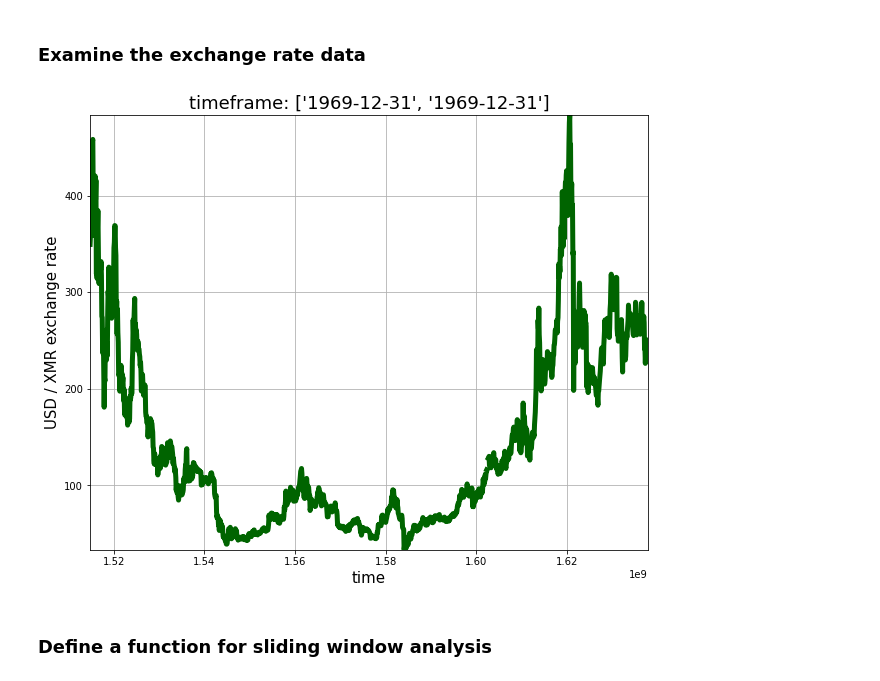
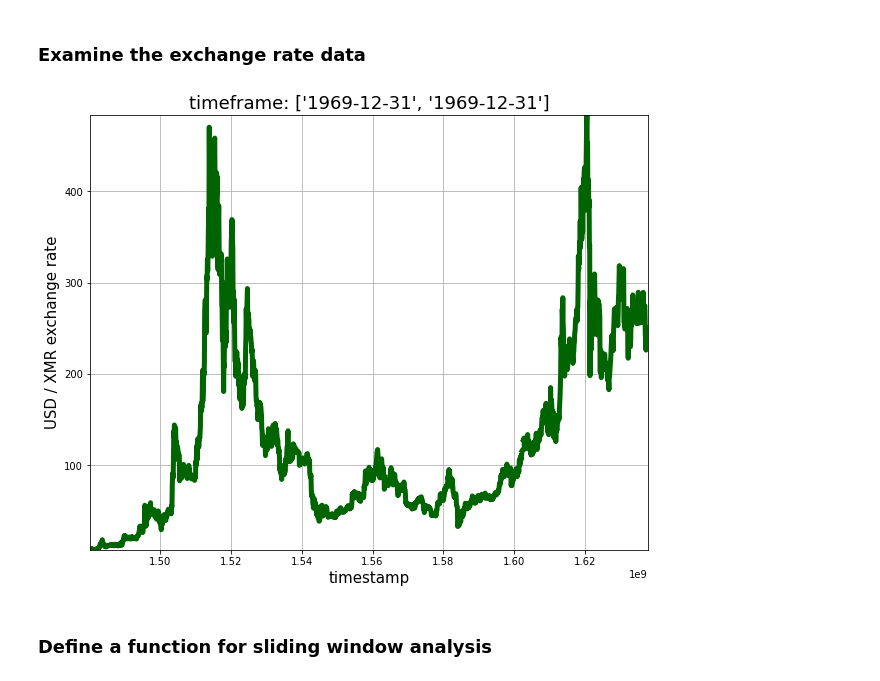
Before and after one commit to Mitchellpkt/volatility_analysis, a Jupyter notebook: updated_analysis.ipynb, the cells around one changed output. Drawn from its saved outputs; the diff is of its cells as text; code cells hidden in the pictures.

```diff
--- a/updated_analysis.ipynb
+++ b/updated_analysis.ipynb
@@ -11,23 +12,19 @@ import os as os
 # %% [markdown]
 ### Import exchange rate data CSV from 2020+
+# %%
+df: pd.DataFrame = pd.read_csv(os.path.join('data','XMR-USD-new.csv'))
+df['timestamp'] = [isli.machine_time(x) for x in df['Date']]
 # %%
 # Import the USD / XMR exchange rate from CSV file
-timeseries = isli.VectorSequence().read_csv(os.path.join('data','XMR-USD-new.csv'), basis_col_name='Date', inplace=False)
-
-# Filter for data 2020+
-timeseries.slice(start_at='2018', inplace=True)
-
-# Convert the basis from human-readable strings to machine time
-timeseries.data['Date'] = [isli.machine_time(x) for x in timeseries.values('Date')]
+timeseries = isli.VectorSequence(data=df, basis_col_name='timestamp', inplace=False)
 # %% [markdown]
 ### Examine the exchange rate data
 # %%
 timeseries.plot('Open');
-plt.xlabel('time')
 plt.ylabel('USD / XMR exchange rate');
 plt.title(f"timeframe: {[isli.human_time(timeseries.data.Open.tolist()[x], formatter='%Y-%m-%d', include_timezone=False) for x in [1, -1]]}", fontsize=18);
 # %% [output]
-[figure, old version]
+[figure, new version]
 # %% [markdown]
 ### Define a function for sliding window analysis
 # %%
```
Also changed, not shown: parts of 5 cells of this notebook.
